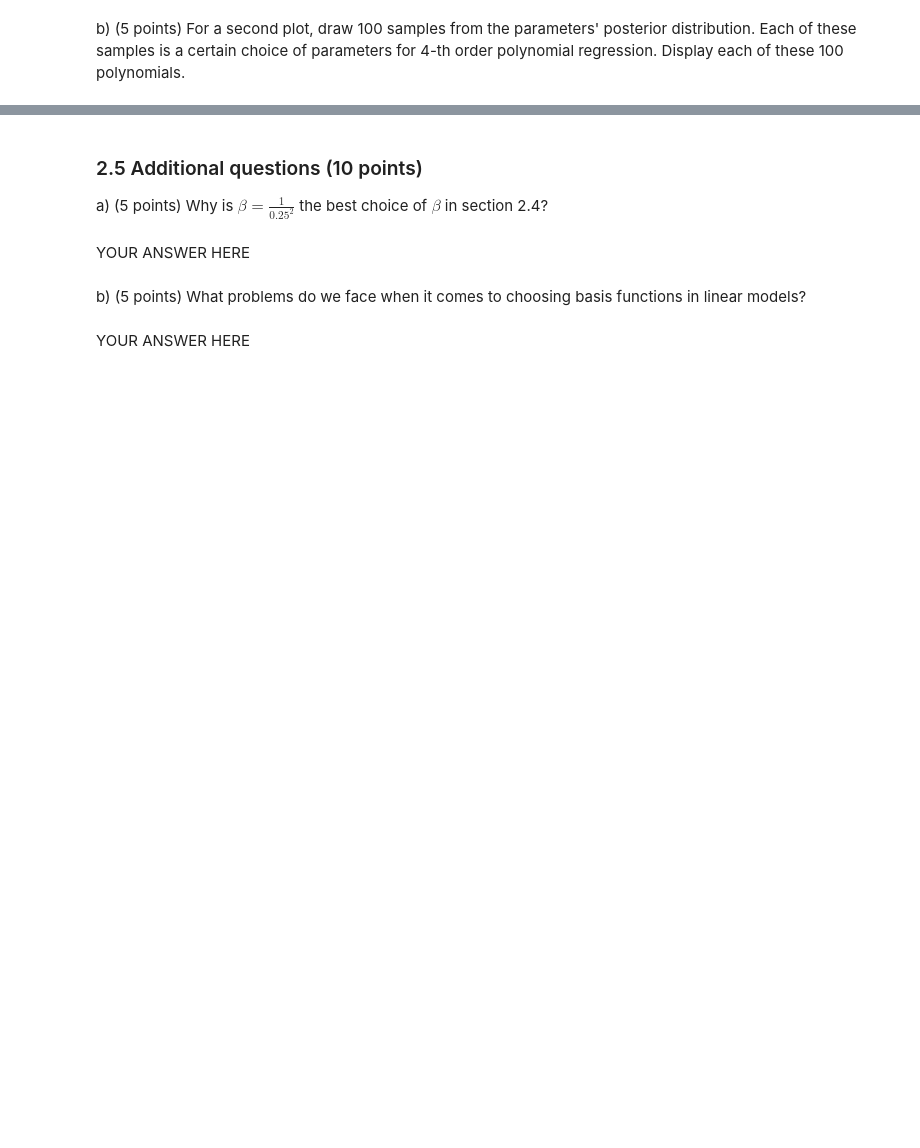
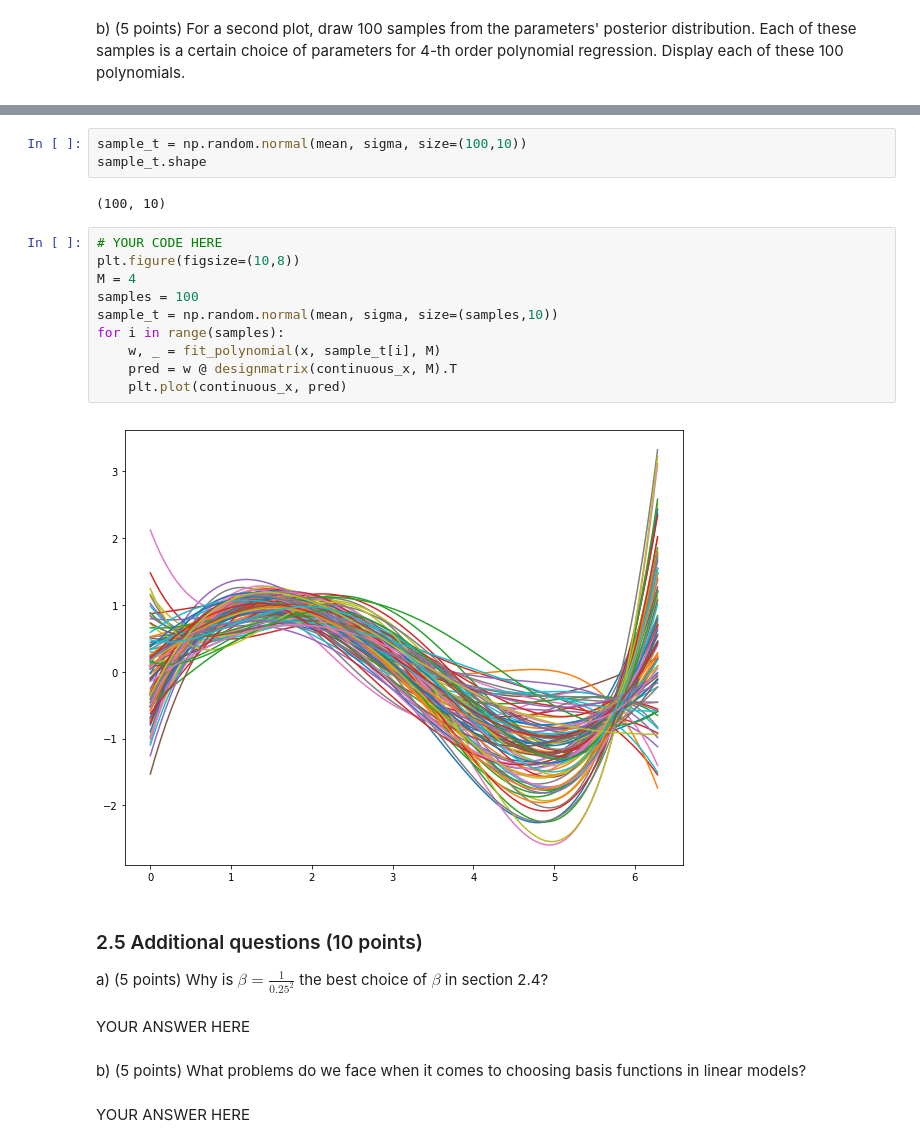
Before and after one commit to Curlykonda/machine-learning-1, a Jupyter notebook: lab1/lab1-daniel.ipynb, the cells around one changed output, grey strips where cells are left out. Drawn from its saved outputs; the diff is of its cells as text; blank space fills up the shorter version.

```diff
--- a/lab1/lab1-daniel.ipynb
+++ b/lab1/lab1-daniel.ipynb
@@ -659,3 +698,20 @@ raise NotImplementedError()
+# %%
+sample_t = np.random.normal(mean, sigma, size=(100,10))
+sample_t.shape
+# %% [output]
+(100, 10)
+# %%
+# YOUR CODE HERE
+plt.figure(figsize=(10,8))
+M = 4
+samples = 100
+sample_t = np.random.normal(mean, sigma, size=(samples,10))
+for i in range(samples):
+    w, _ = fit_polynomial(x, sample_t[i], M)
+    pred = w @ designmatrix(continuous_x, M).T
+    plt.plot(continuous_x, pred)
+# %% [output]
+[figure, added]
 # %% [markdown]
 ### 2.5 Additional questions (10 points)
 
```
Also changed, not shown: parts of 12 cells of this notebook.
